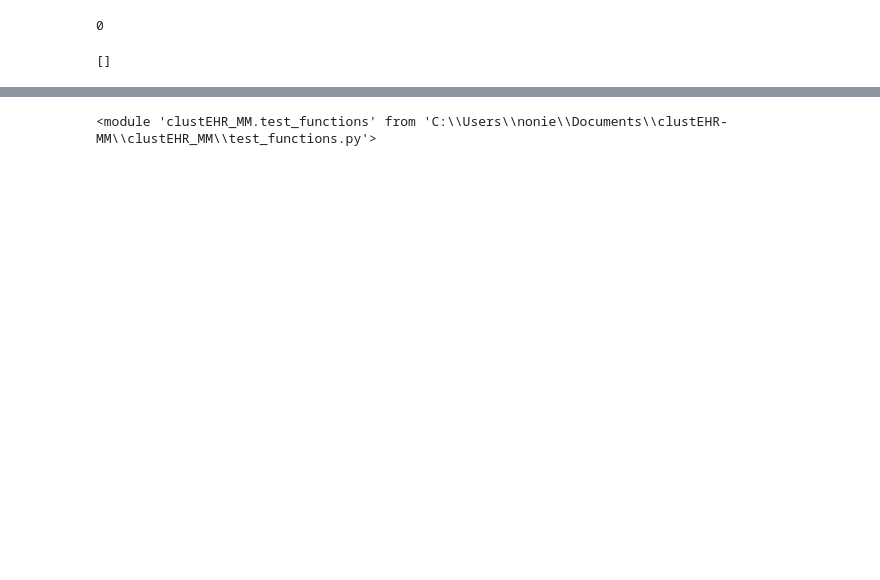
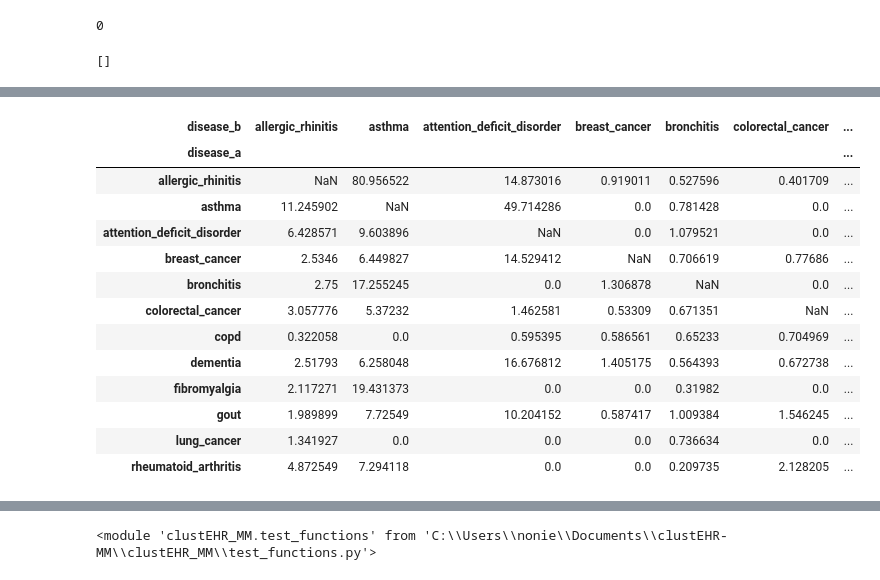
Before and after one commit to nonieA/clustEHR-MM, a Jupyter notebook: clustEHR_MM/testing_modules_creation.ipynb, the cells around one changed output, grey strips where cells are left out. Cells and saved outputs as stored; diff of their text form; code cells hidden in the pictures; blank space fills up the shorter version.

```diff
--- a/clustEHR_MM/testing_modules_creation.ipynb
+++ b/clustEHR_MM/testing_modules_creation.ipynb
@@ -225,0 +585,8 @@ See the caveats in the documentation: https://pandas.pydata.org/pandas-docs/stab
+# %%
+mult_15_res = {i + '-' + j:sf.get_counts(
+    i,
+    j,
+    'test/mult_15/csv_out/' + i +j,
+    cond_dict) for i in mod_list for j in mod_list if i !=j}
+
+mult_15_res
@@ -225,0 +628,20 @@ See the caveats in the documentation: https://pandas.pydata.org/pandas-docs/stab
+# %%
+mult_15_calc={k:check_out_put(v,k) for k,v in mult_15_res.items()}
+mult_15_df = pd.DataFrame(mult_15_calc).T
+mult_15_ratio = mult_15_df[['disease_a','disease_b','ratio']]
+mult_15_ratio.pivot(index = 'disease_a',columns = 'disease_b',values = 'ratio')
+# %% [output]
+| disease_b | allergic_rhinitis | asthma | attention_deficit_disorder | breast_cancer | bronchitis | colorectal_cancer | ... |
+| disease_a |  |  |  |  |  |  | ... |
+| allergic_rhinitis | NaN | 80.956522 | 14.873016 | 0.919011 | 0.527596 | 0.401709 | ... |
+| asthma | 11.245902 | NaN | 49.714286 | 0.0 | 0.781428 | 0.0 | ... |
+| attention_deficit_disorder | 6.428571 | 9.603896 | NaN | 0.0 | 1.079521 | 0.0 | ... |
+| breast_cancer | 2.5346 | 6.449827 | 14.529412 | NaN | 0.706619 | 0.77686 | ... |
+| bronchitis | 2.75 | 17.255245 | 0.0 | 1.306878 | NaN | 0.0 | ... |
+| colorectal_cancer | 3.057776 | 5.37232 | 1.462581 | 0.53309 | 0.671351 | NaN | ... |
+| copd | 0.322058 | 0.0 | 0.595395 | 0.586561 | 0.65233 | 0.704969 | ... |
+| dementia | 2.51793 | 6.258048 | 16.676812 | 1.405175 | 0.564393 | 0.672738 | ... |
+| fibromyalgia | 2.117271 | 19.431373 | 0.0 | 0.0 | 0.31982 | 0.0 | ... |
+| gout | 1.989899 | 7.72549 | 10.204152 | 0.587417 | 1.009384 | 1.546245 | ... |
+| lung_cancer | 1.341927 | 0.0 | 0.0 | 0.0 | 0.736634 | 0.0 | ... |
+| rheumatoid_arthritis | 4.872549 | 7.294118 | 0.0 | 0.0 | 0.209735 | 2.128205 | ... |
```
Also changed, not shown: parts of 61 cells of this notebook, 7 other files.
